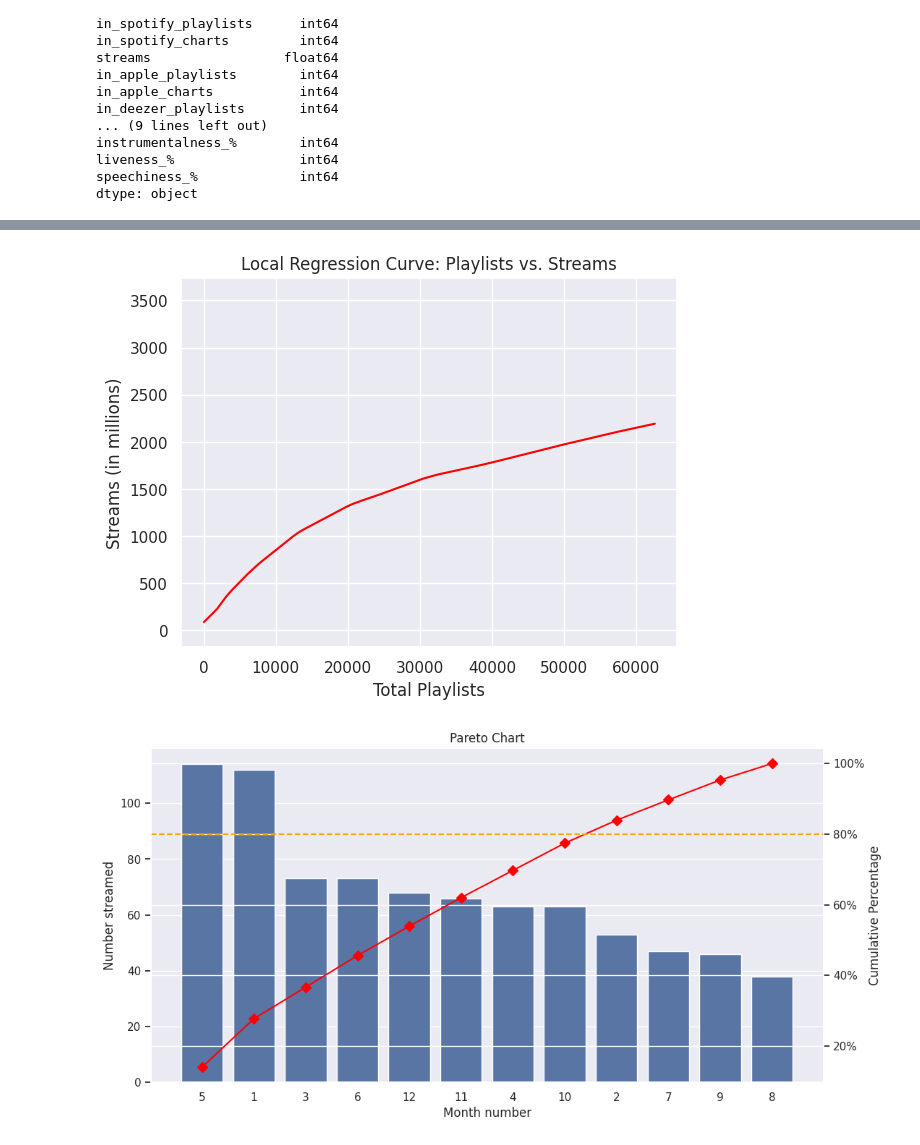
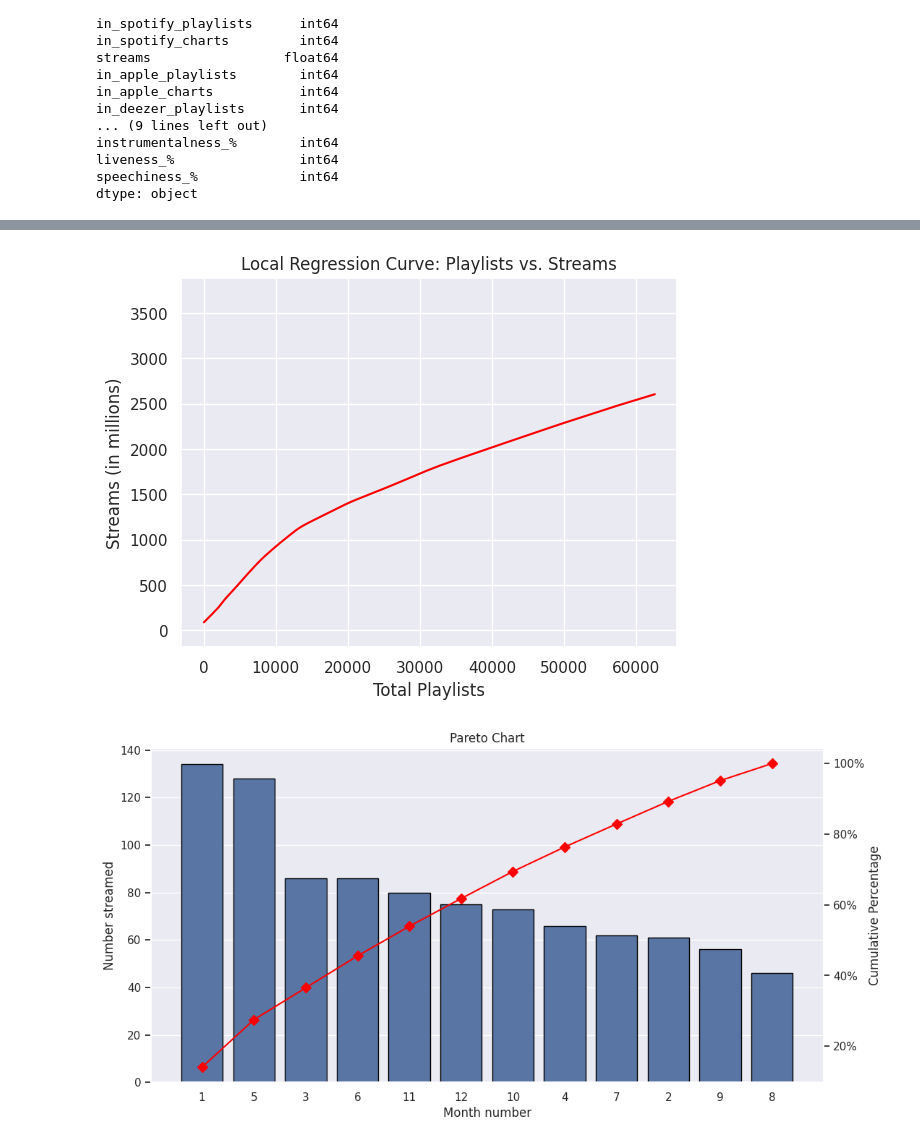
Before and after one commit to FITlifeSADGE/UPA, a Jupyter notebook: UPA.ipynb, the cells around one changed output, grey strips where cells are left out. Saved outputs shown, nothing was run; the diff lists cells and outputs as text; code cells hidden in the pictures.

```diff
--- a/UPA.ipynb
+++ b/UPA.ipynb
@@ -65,8 +63,6 @@ df['streams'] = pd.to_numeric(df['streams'].replace({',': ''}, regex=True), erro
 df['in_deezer_playlists'] = pd.to_numeric(df['in_deezer_playlists'].replace({',': ''}, regex=True), errors='coerce')
 df['in_shazam_charts'] = pd.to_numeric(df['in_shazam_charts'].replace({',': ''}, regex=True), errors='coerce')
 
-df = df.dropna(subset=['streams', 'in_deezer_playlists', 'in_shazam_charts', 'key'])
-
 data_types = df.dtypes
 data_types
 # %% [output]
@@ -188,42 +205,42 @@ plt.title('Local Regression Curve: Playlists vs. Streams')
 
 plt.show()
 # %% [output]
-[figure, old version]
+[figure, new version]
 # %%
 monthly_songs = df['released_month'].value_counts().reset_index()
 monthly_songs.columns = ['released_month', 'num_songs']
 
 monthly_songs = monthly_songs.sort_values(by='num_songs', ascending=False)
 
 month_order = monthly_songs['released_month'].tolist()
-df.loc[:, 'released_month'] = pd.Categorical(df['released_month'], categories=month_order, ordered=True)
+df.loc[:, 'released_month_cat'] = pd.Categorical(df['released_month'], categories=month_order, ordered=True)
 
-monthly_songs = df['released_month'].value_counts().reset_index()
+monthly_songs = df['released_month_cat'].value_counts().reset_index()
 monthly_songs.columns = ['released_month', 'num_songs']
 
 monthly_songs = monthly_songs.sort_values(by='released_month')
 
 monthly_songs["cum_percentage"] = round(monthly_songs["num_songs"].cumsum()/monthly_songs["num_songs"].sum()*100,2)
 
 fig, ax = plt.subplots(figsize=(12,6))
 
 # Plot bars (i.e. frequencies)
-sns.barplot(x='released_month', y='num_songs', data=monthly_songs)
+sns.barplot(x='released_month', y='num_songs', data=monthly_songs, edgecolor='black')
 ax.set_title("Pareto Chart")
 ax.set_xlabel("Month number")
 ax.set_ylabel("Number streamed")
 
-
 # Second y axis (i.e. cumulative percentage)
 ax2 = ax.twinx()
 ax2.plot(range(0,12), monthly_songs['cum_percentage'], color="red", marker="D", ms=7)
-ax2.axhline(80, color="orange", linestyle="dashed")
 ax2.yaxis.set_major_formatter(PercentFormatter())
 ax2.set_ylabel("Cumulative Percentage")
 
+ax2.grid(False)
+
 plt.show()
 # %% [output]
-[figure, old version]
+[figure, new version]
 # %%
 audio_features = df[['bpm', 'danceability_%', 'valence_%', 'energy_%',
                       'acousticness_%', 'instrumentalness_%', 'liveness_%', 'speechiness_%', 'in_spotify_playlists','in_apple_playlists', 'in_deezer_playlists', 'streams']]
```
Also changed, not shown: parts of 23 cells of this notebook.
